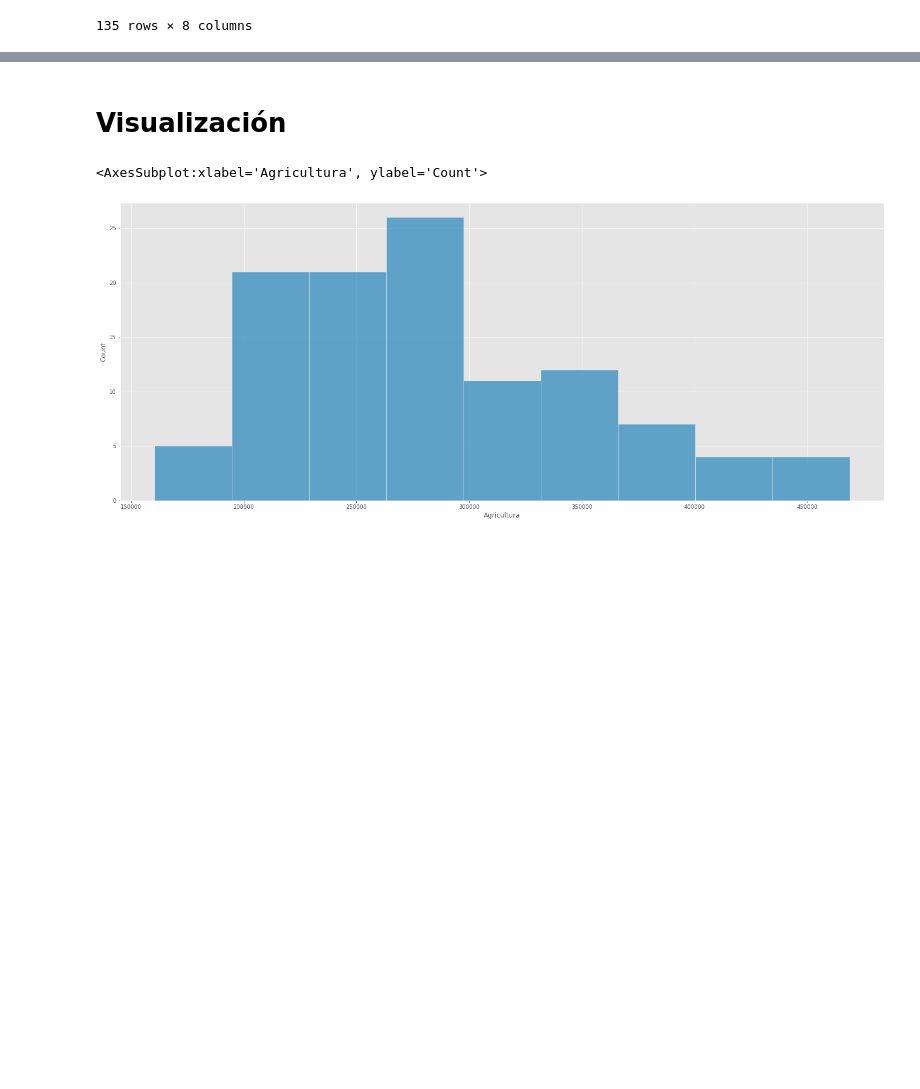
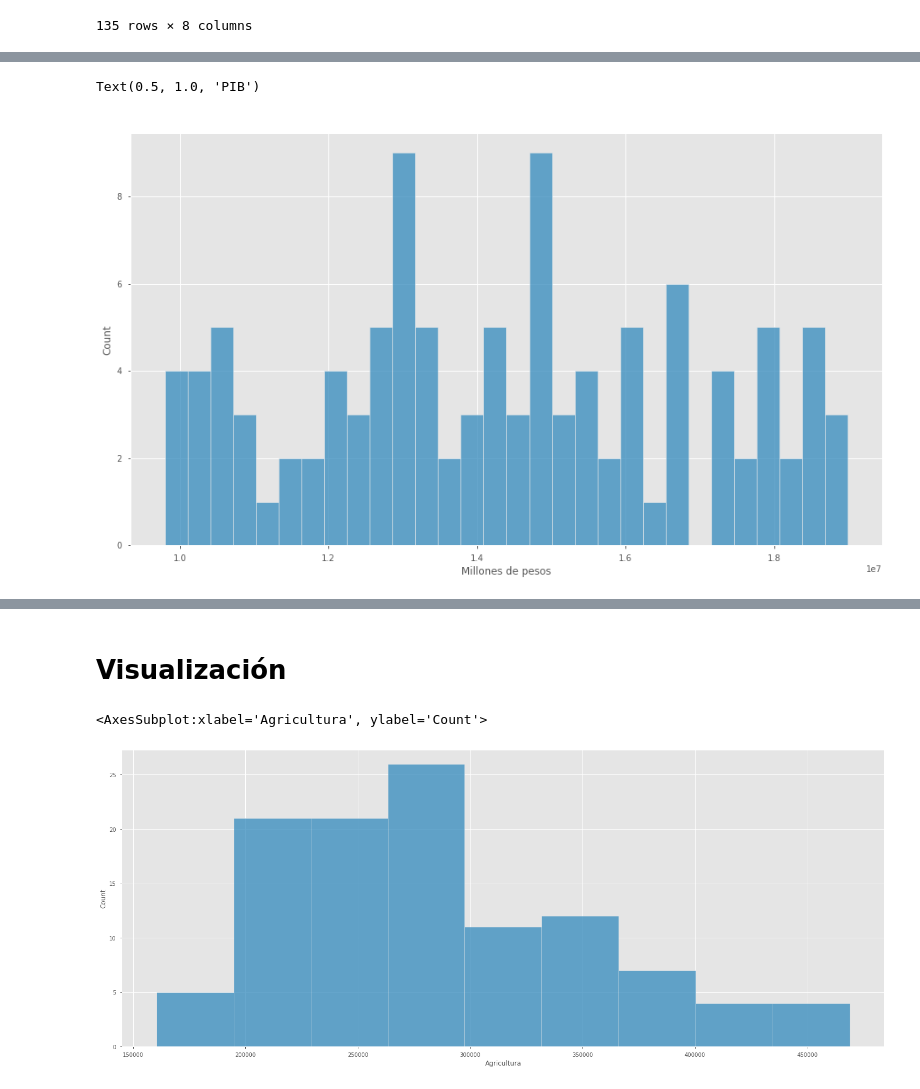
Before and after one commit to magmapinguin/Estimacion-del-PIB-mediante-Ciencia-de-datos, a Jupyter notebook: Notebooks/exploracion.ipynb, the cells around one changed output, grey strips where cells are left out. Cells and saved outputs as stored; diff of their text form; code cells hidden in the pictures; blank space fills up the shorter version.

```diff
--- a/Notebooks/exploracion.ipynb
+++ b/Notebooks/exploracion.ipynb
@@ -105,0 +93,3 @@ trimestrales.describe().T
+# %%
+totales = trimestrales.sum(axis=1)
+totales.shape
@@ -105,0 +123,9 @@ trimestrales.describe().T
+# %%
+fig, ax = plt.subplots(figsize=(16,9))
+
+sns.histplot(data=totales, ax=ax, bins=30)
+ax.set_xlabel("Millones de pesos")
+ax.set_title("PIB")
+# %% [output]
+Text(0.5, 1.0, 'PIB')
+[figure, added]
```
Also changed, not shown: parts of 12 cells of this notebook, 1 other file.
